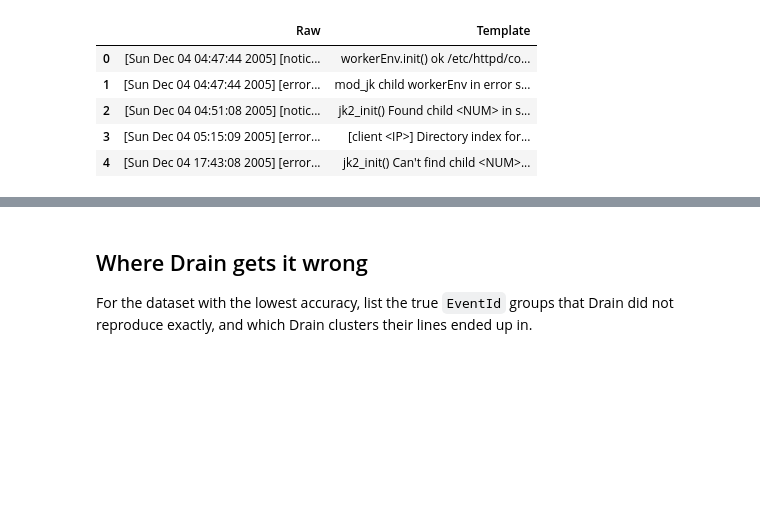
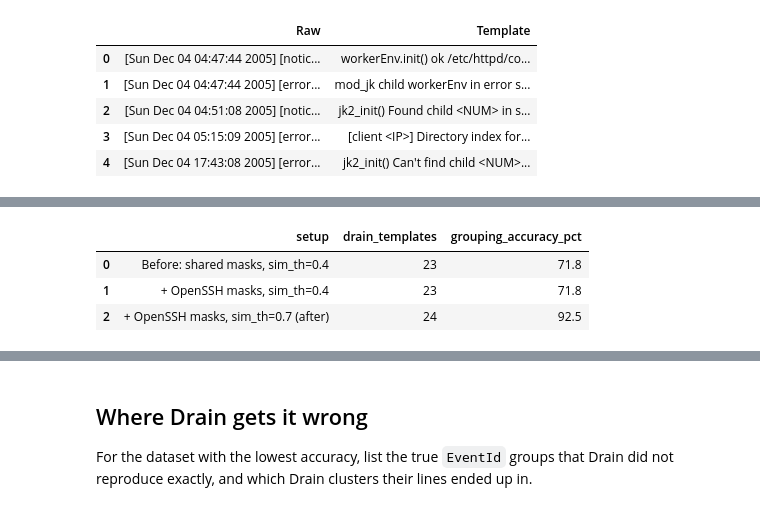
Before and after one commit to Awais866728/log-anomaly-detection, a Jupyter notebook: notebooks/02_parsing.ipynb, the cells around one changed output, grey strips where cells are left out. Saved outputs shown, nothing was run; the diff lists cells and outputs as text; code cells hidden in the pictures; blank space fills up the shorter version.

Commit message:
Add evaluation metrics, BGL features, first baselines and Docker setup

```diff
--- a/notebooks/02_parsing.ipynb
+++ b/notebooks/02_parsing.ipynb
@@ -140,0 +163,21 @@ Grouping accuracy:            100.00%
+# %%
+ssh_truth = load_truth("OpenSSH")
+ssh_steps = [
+    ("Before: shared masks, sim_th=0.4", dict(sim_th=0.4, use_dataset_masks=False)),
+    ("+ OpenSSH masks, sim_th=0.4", dict(sim_th=0.4)),
+    ("+ OpenSSH masks, sim_th=0.7 (after)", dict(sim_th=0.7)),
+]
+rows = []
+for label, kwargs in ssh_steps:
+    df = parse_log_file(RAW / "OpenSSH" / "OpenSSH_2k.log", "OpenSSH", **kwargs).merge(ssh_truth, on="LineId")
+    rows.append({
+        "setup": label,
+        "drain_templates": df["ClusterId"].nunique(),
+        "grouping_accuracy_pct": round(grouping_accuracy(df["EventId"], df["ClusterId"]) * 100, 2),
+    })
+pd.DataFrame(rows)
+# %% [output]
+|  | setup | drain_templates | grouping_accuracy_pct |
+| 0 | Before: shared masks, sim_th=0.4 | 23 | 71.8 |
+| 1 | + OpenSSH masks, sim_th=0.4 | 23 | 71.8 |
+| 2 | + OpenSSH masks, sim_th=0.7 (after) | 24 | 92.5 |
```
Also changed, not shown: parts of 8 cells of this notebook, 14 other files.
